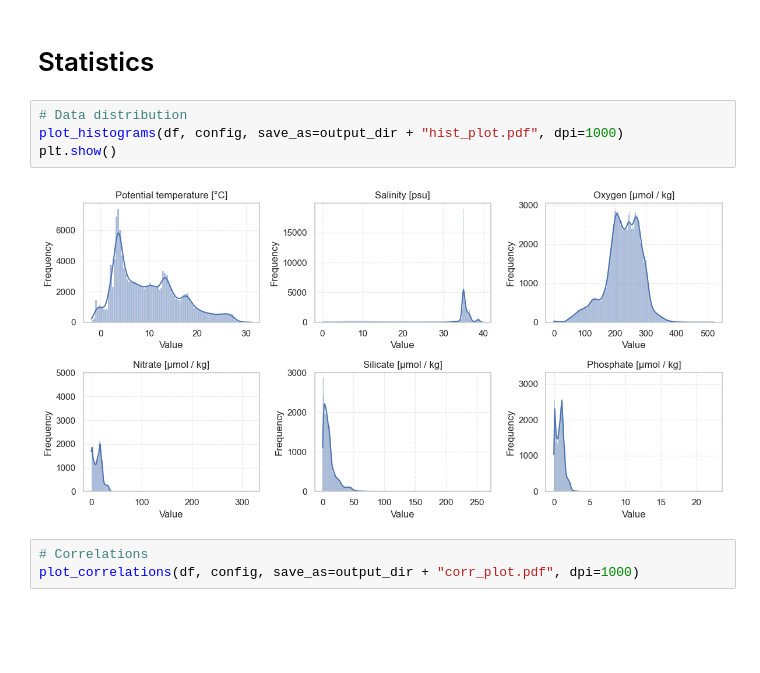
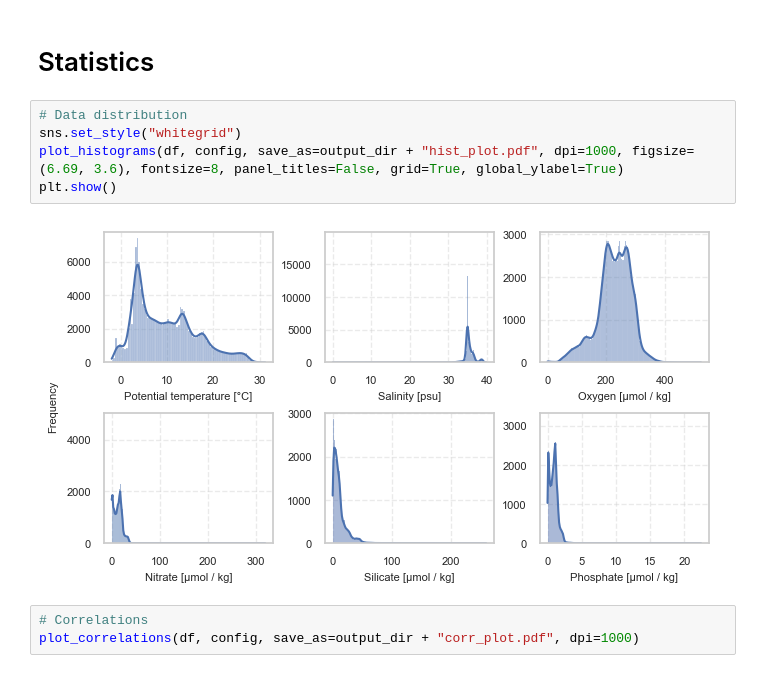
Before and after one commit to y-jenniges/time_imputation, a Jupyter notebook: data_exploration.ipynb, the cells around one changed output. Drawn from its saved outputs; the diff is of its cells as text; blank space fills up the shorter version.

Commit message:
Plot fine-tuning

```diff
--- a/data_exploration.ipynb
+++ b/data_exploration.ipynb
@@ -19,10 +19,11 @@ col_name_map = {"LEV_M": "Depth [m]", "LONGITUDE": "Longitude [°]", "LATITUDE":
 # Statistics
 # %%
 # Data distribution
-plot_histograms(df, config, save_as=output_dir + "hist_plot.pdf", dpi=1000)
+sns.set_style("whitegrid")
+plot_histograms(df, config, save_as=output_dir + "hist_plot.pdf", dpi=1000, figsize=(6.69, 3.6), fontsize=8, panel_titles=False, grid=True, global_ylabel=True)
 plt.show()
 # %% [output]
-[figure, old version]
+[figure, new version]
 # %%
 # Correlations
 plot_correlations(df, config, save_as=output_dir + "corr_plot.pdf", dpi=1000)
```
Also changed, not shown: parts of 3 cells of this notebook.
